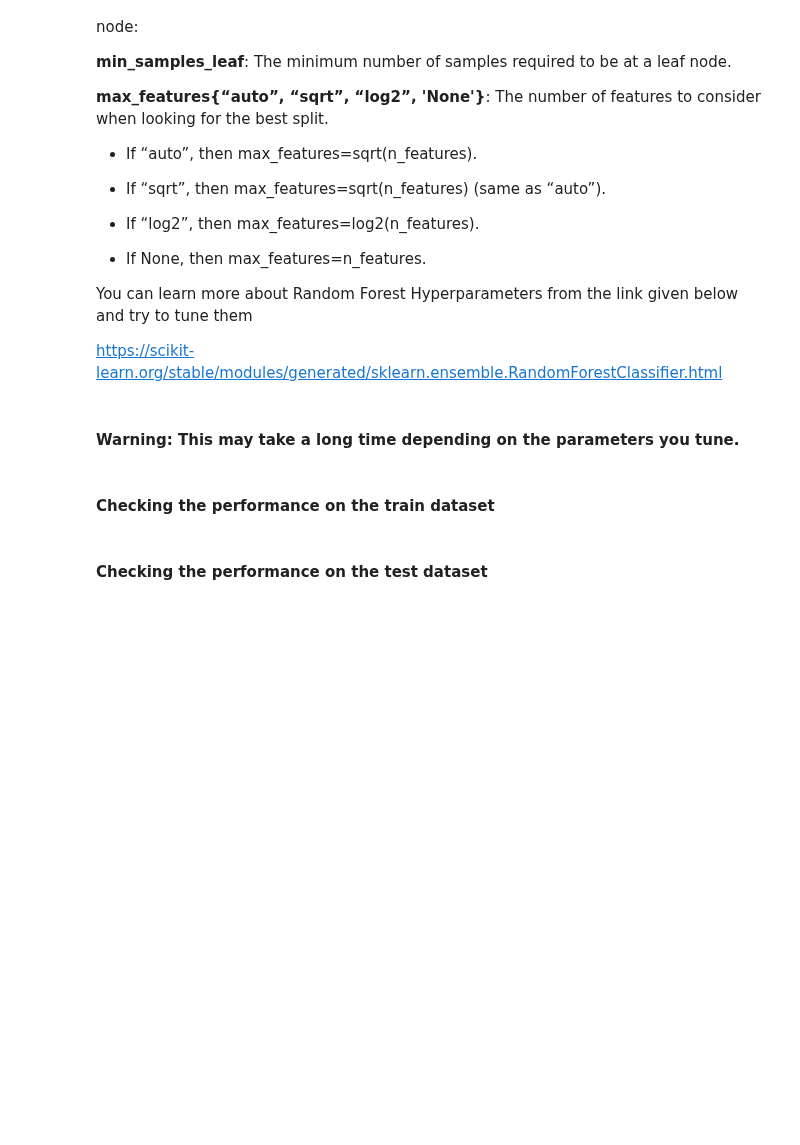
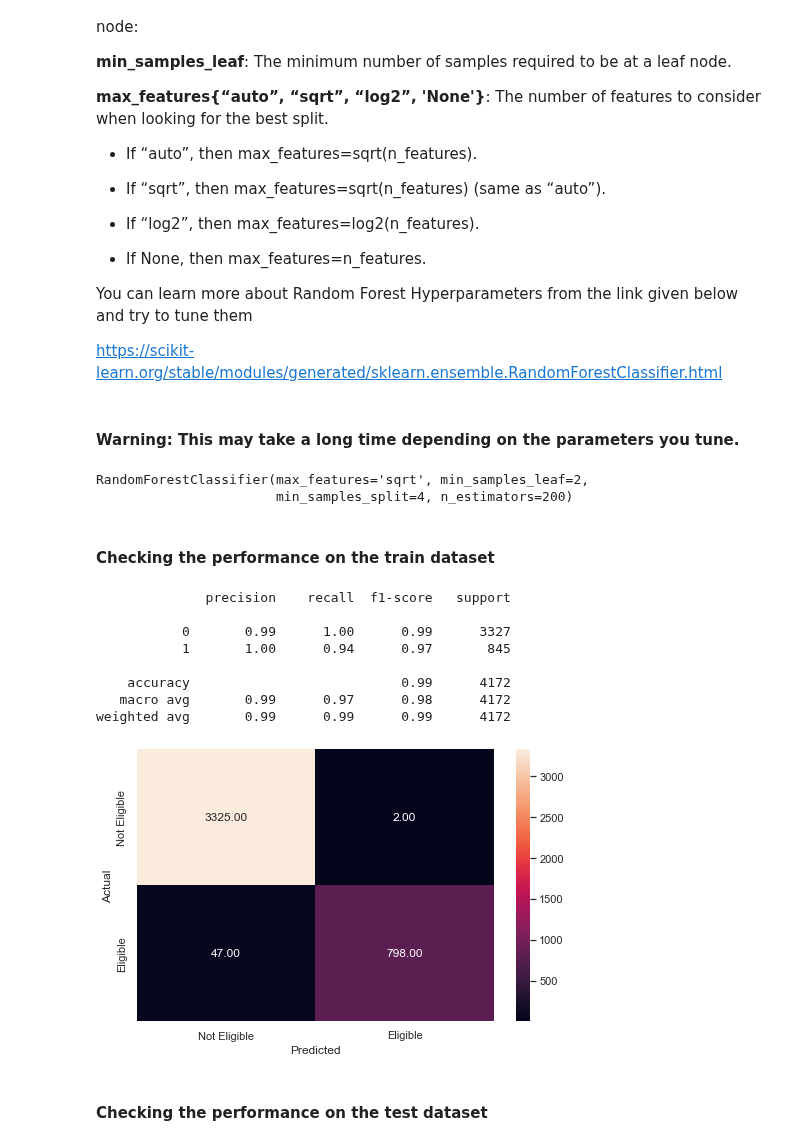
Before and after one commit to asadTariq666/Python_work, a Jupyter notebook: Loan Default Classification/Reference_Notebook_Milestone_2_Classification.ipynb, the cells around one changed output. Saved outputs shown, nothing was run; the diff lists cells and outputs as text; code cells hidden in the pictures; blank space fills up the shorter version.

```diff
--- a/Loan Default Classification/Reference_Notebook_Milestone_2_Classification.ipynb
+++ b/Loan Default Classification/Reference_Notebook_Milestone_2_Classification.ipynb
@@ -716,43 +781,64 @@ https://scikit-learn.org/stable/modules/generated/sklearn.ensemble.RandomForestC
 # %%
 # Choose the type of classifier.
 # Remove _________ and complete the code
-________________
+clf_rf = RandomForestClassifier()
 
 
 # Grid of parameters to choose from
 # Remove _________ and complete the code
-________________
+param_grid = {
+    'n_estimators': [10, 200],
+    'max_features': ['auto', 'sqrt', 'log2','None'],
+    'min_samples_leaf' : [2,3,4],
+    'min_samples_split' : [2,3,4]
+}
 
 
-# Type of scoring used to compare parameter combinations
-# Remove _________ and complete the code
-_________________
 
 
 # Run the grid search
 # Remove _________ and complete the code
-_________________
+clf_rf_cv = GridSearchCV(clf_rf, param_grid)
 
 
 #fit the GridSearch on train dataset
 # Remove _________ and complete the code
-__________________
+clf_rf_cv.fit(X_train,y_train)
 
 
 # Set the clf to the best combination of parameters
 # Remove _________ and complete the code
-_________________
 
+best_model_rf = clf_rf_cv.best_estimator_
+best_model_rf
 
 # Fit the best algorithm to the data.
 # Remove _________ and complete the code
-_________________
+
+best_model_rf.fit(X_train,y_train)
+# %% [output]
+RandomForestClassifier(max_features='sqrt', min_samples_leaf=2,
+                       min_samples_split=4, n_estimators=200)
 # %% [markdown]
 #### Checking the performance on the train dataset
 # %%
 # Checking performance on the training data
 # Remove _________ and complete the code
-______________
+best_model_rf_train = best_model_rf.predict(X_train)
+
+#checking the performance on the train dataset
+# Remove _________ and complete the code
+metrics_score(y_train,best_model_rf_train)
+# %% [output]
+              precision    recall  f1-score   support
+
+           0       0.99      1.00      0.99      3327
+           1       1.00      0.94      0.97       845
+
+    accuracy                           0.99      4172
+   macro avg       0.99      0.97      0.98      4172
+weighted avg       0.99      0.99      0.99      4172
+[figure, added]
 # %% [markdown]
 #### Checking the performance on the test dataset
 # %%
```
Also changed, not shown: parts of 21 cells of this notebook.
